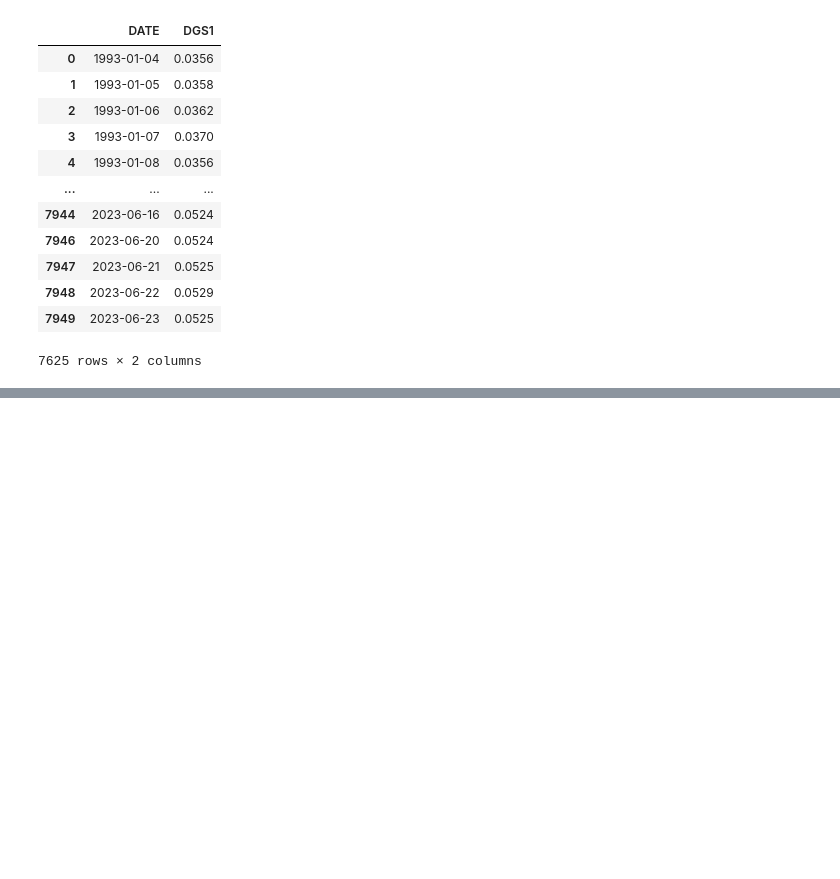
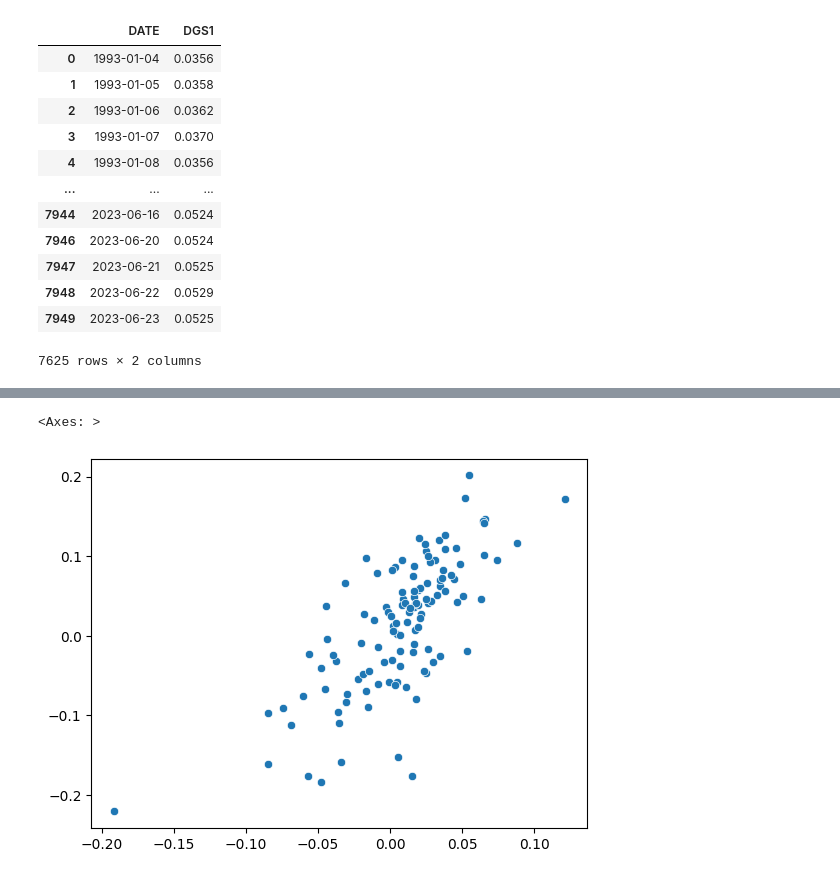
Before and after one commit to ndt93/FinancialML, a Jupyter notebook: notebooks/systematic_default.ipynb, the cells around one changed output, grey strips where cells are left out. Drawn from its saved outputs; the diff is of its cells as text; code cells hidden in the pictures; blank space fills up the shorter version.

```diff
--- a/notebooks/systematic_default.ipynb
+++ b/notebooks/systematic_default.ipynb
@@ -180,0 +247,5 @@ sns.lineplot(x=dataset_monthly.index.values, y=dataset_monthly['marketCap'])
+# %%
+sns.scatterplot(x=mkt_ex_rets, y=asset_ex_rets)
+# %% [output]
+<Axes: >
+[figure, added]
```
Also changed, not shown: parts of 17 cells of this notebook, 4 other files.
